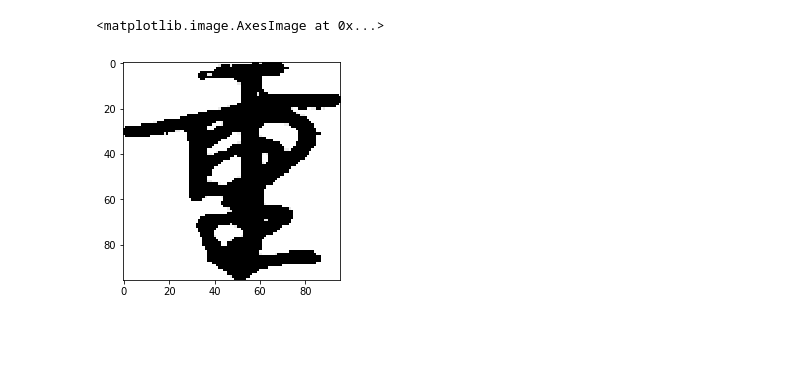
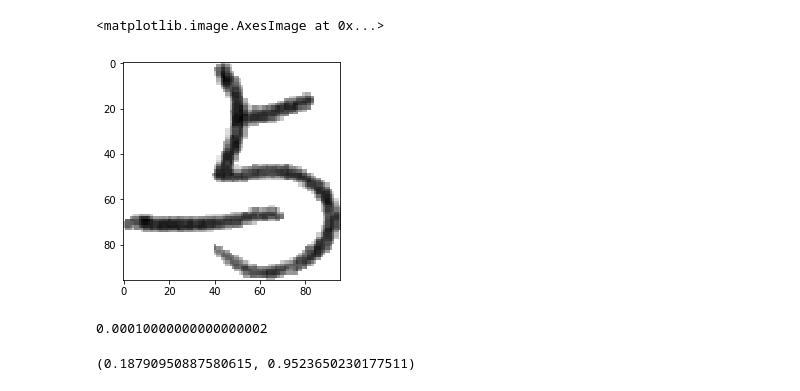
Before and after one commit to chenliz1/ChineseHandwritingRecognition, a Jupyter notebook: script.ipynb, the cells around one changed output. Drawn from its saved outputs; the diff is of its cells as text; code cells hidden in the pictures; blank space fills up the shorter version.

```diff
--- a/script.ipynb
+++ b/script.ipynb
@@ -25,3 +30,6 @@ classSize = len(charDict)
 batchSize = 128
 val_batchSize = 128
 width, height = 96, 96
+# %%
+# vg = validGenerator(validDir, val_batchSize, 96, 96)
+vg = validGenerator(validDir, val_batchSize, 96, 96, binary=True, thresh=0.99)
@@ -28,3 +67,3 @@ width, height = 96, 96
 # %%
-vg = validGenerator(validDir, val_batchSize, 96, 96)
+bvg = validGenerator(validDir, val_batchSize, 96, 96, binary=True, thresh=0.99)
 # %% [output]
@@ -61,10 +119,16 @@ KeyboardInterrupt:
 # %%
 from scipy.ndimage import binary_dilation
-temp = vg[7][0][0]
+temp = vg[85][0][0]
 # temp = (temp - temp.min())/ np.ptp(temp)
 # print(temp.min())
 # plt.imshow(temp.reshape(96,96), cmap='gray')
 plt.imshow(temp.reshape(96,96), cmap='gray')
 # %% [output]
 <matplotlib.image.AxesImage at 0x...>
-[figure, old version]
+[figure, new version]
+# %%
+k=4
+b = 0.1**k
+b
+# %% [output]
+0.00010000000000000002
@@ -70,0 +145,4 @@ plt.imshow(temp.reshape(96,96), cmap='gray')
+# %%
+test_loss, test_acc
+# %% [output]
+(0.18790950887580615, 0.9523650230177511)
```
Also changed, not shown: parts of 20 cells of this notebook, 1 other file.
